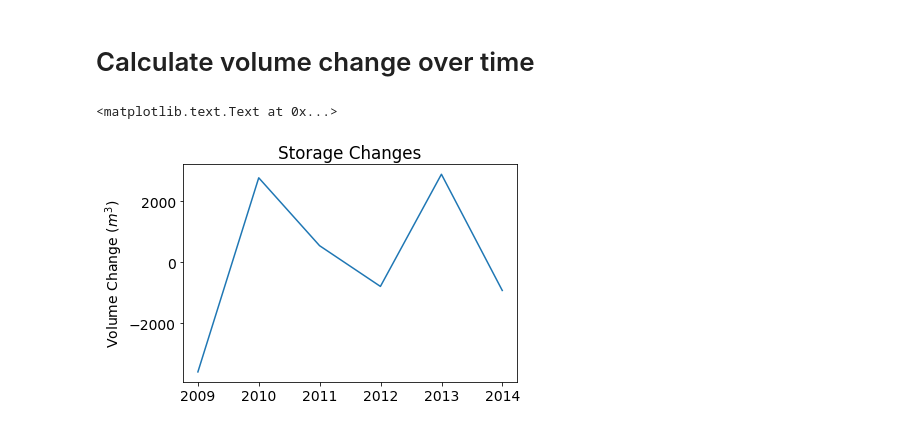
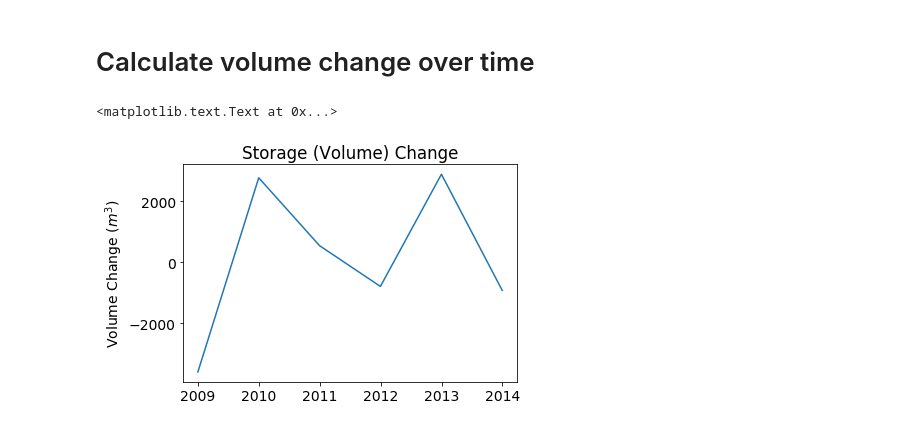
Before and after one commit to solomonvimal/UCLA-Hydro, a Jupyter notebook: LakeArea_Altimetry/Altimetry_MODIS_SurfaceArea_lake610.ipynb, the cells around one changed output. Cells and saved outputs as stored; diff of their text form; code cells hidden in the pictures.

Commit message:
Storage/Volume change update'

```diff
--- a/LakeArea_Altimetry/Altimetry_MODIS_SurfaceArea_lake610.ipynb
+++ b/LakeArea_Altimetry/Altimetry_MODIS_SurfaceArea_lake610.ipynb
@@ -186,11 +186,11 @@ print("correlation coefficient is: " , cor[0][1])
 # %%
 storage_changes = []
 for i in range(len(s1)-1):
     del_height = s1[i+1]-s1[i]
     avg_area = (s2[i+1] + s2[i])/2
     storage_change = del_height*avg_area
     storage_changes.append(storage_change)
-plt.plot(t[0:-1], storage_changes); plt.title("Storage Changes"); plt.ylabel("Volume Change (${m^3}$)")
+plt.plot(t[0:-1], storage_changes); plt.title("Storage (Volume) Change"); plt.ylabel("Volume Change (${m^3}$)")
 # %% [output]
 <matplotlib.text.Text at 0x...>
-[figure, old version]
+[figure, new version]
```
